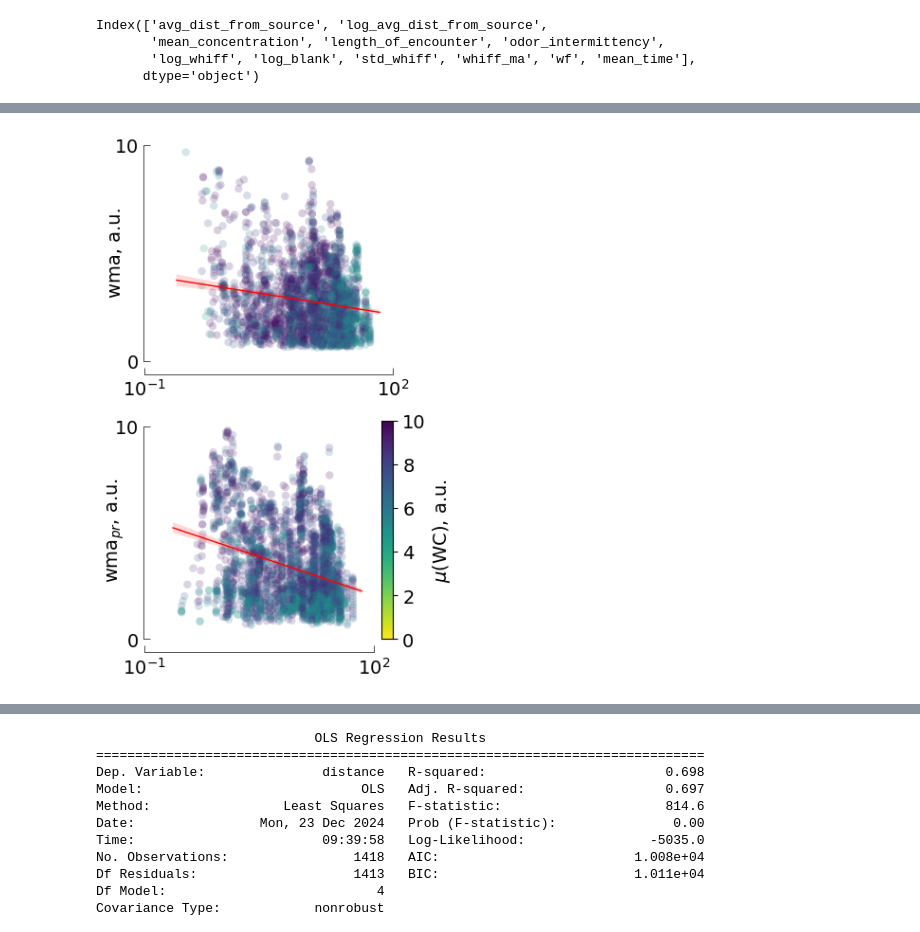
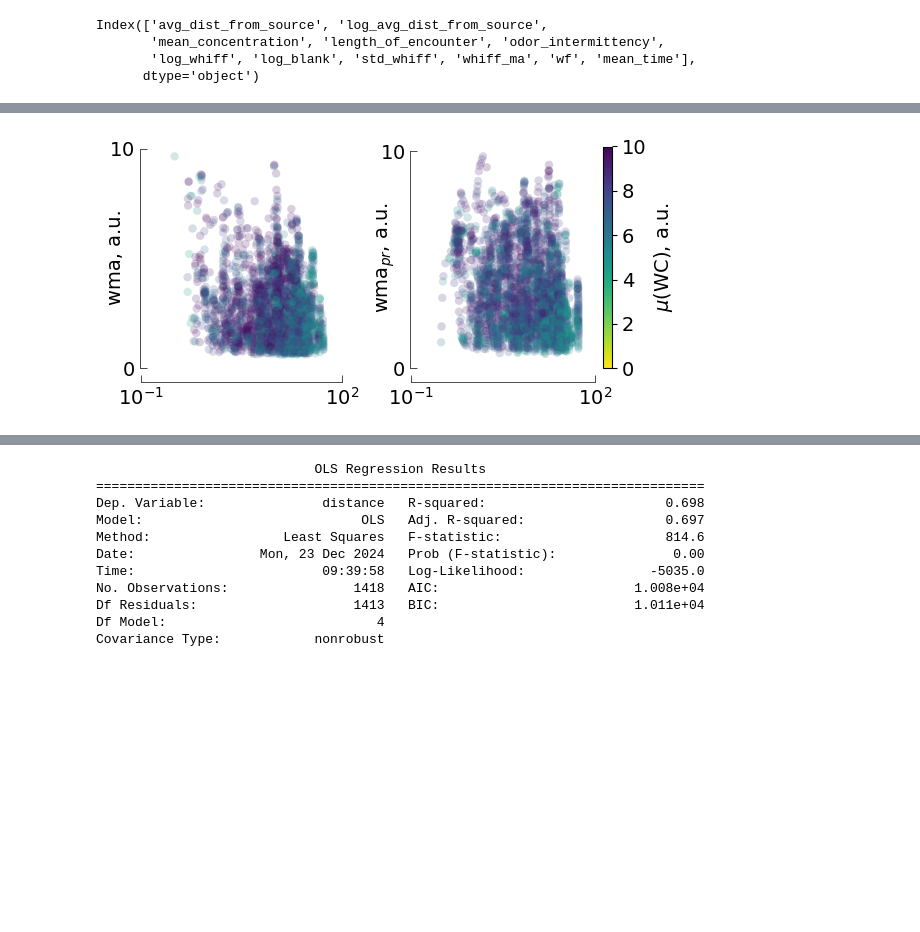
Before and after one commit to arunavanag591/COSMOS, a Jupyter notebook: mapping_hws.ipynb, the cells around one changed output, grey strips where cells are left out. Saved outputs shown, nothing was run; the diff lists cells and outputs as text; code cells hidden in the pictures; blank space fills up the shorter version.

```diff
--- a/mapping_hws.ipynb
+++ b/mapping_hws.ipynb
@@ -1275,14 +805,16 @@ ax1.plot(df_test.time, df_test.odor, label='original')
 ax2.plot(df_test.time, df_test.predicted_odor, label='predicted')
 ax1.axhline(4.5, color = 'r', linestyle = '--')
 ax2.axhline(4.5, color = 'r', linestyle = '--')
-limit = (310,330)
+limit = (325,350)
 ax1.set_xlim(limit)
 ax2.set_xlim(limit)
 
 # ax2.set_ylim(0,11)
 ax2.set_ylabel('odor, a.u.')
-ax2.set_xlabel('time,s')
+ax2.set_xlabel('5 seconds')
 ax1.set_title('Original Odor ')
 ax2.set_title('Predicted Odor')
+ax2.set_xticklabels([])
+mpl_functions.set_fontsize(f,12)
 f.tight_layout()
 # %% [output]
@@ -1311,7 +843,7 @@ for i in range(2):
                             xticks=[0,25,50],
                             yticks=[-15,0,15],
                             linewidth=0.5)
-    mpl_functions.set_fontsize(ax[i],11)
+    mpl_functions.set_fontsize(ax[i],12)
 
 f.tight_layout()
 # %% [output]
@@ -1429,26 +961,19 @@ Index(['avg_dist_from_source', 'log_avg_dist_from_source',
 # fdf_predicted.to_hdf('../data/simulator/plot/odor_pr_stat.h5', mode='w', key='fdf_predicted')
 # %%
 ### WHIFF FREQUENCY5
-f, (ax1, ax2) = plt.subplots(2, 1, figsize=(4, 6))
+f, (ax1, ax2) = plt.subplots(1, 2, figsize=(6, 3))
 
 # Plot for actual odor
 var = ax1.scatter(fdf1.log_avg_dist_from_source, fdf1.wf, c=fdf1.mean_concentration, cmap='viridis_r', edgecolors='none',
                   alpha=0.2, vmin=0, vmax=10)
 ax1.set_ylabel('Whiff Frequency (Hz)')
 
-# g1 = sns.regplot(x=fdf1.log_avg_dist_from_source, y=fdf1.wf, data=fdf1,
-#                  ax=ax1, line_kws={'color': 'red', 'linewidth': 1}, scatter=False, truncate=False)
-# g1.set(xlabel=None, ylabel=None)
 ax1.set_ylim(0,)
 ax1.set_title('Odor')
 
 # Plot for predicted odor
 u = ax2.scatter(fdf_predicted.log_avg_dist_from_source, fdf_predicted.wf, c=fdf_predicted.mean_concentration,
                 cmap='viridis_r', edgecolors='none', alpha=0.2, vmin=0, vmax=10)
-
-# g2 = sns.regplot(x=fdf_predicted.log_avg_dist_from_source, y=fdf_predicted.wf, data=fdf_predicted,
-#                  ax=ax2, line_kws={'color': 'red', 'linewidth': 1}, scatter=False, truncate=False)
-# g2.set(xlabel=None, ylabel=None)
 
 # Add color bar only for the predicted odor plot
 divider = make_axes_locatable(ax2)
@@ -1459,20 +984,23 @@ cbar1.set_label('$\mu$(WC), a.u.')
 
 # Set the titles and labels
 ax2.set_title('Odor$_{pr}$')
+# ax1.set_xlabel('Distance\nfrom source,m')
+ax1.xaxis.set_label_coords(0.5, -0.1)
 ax1.yaxis.set_label_coords(-0.08, 0.5)
 ax2.yaxis.set_label_coords(-0.08, 0.5)
 ax1.set_ylabel('wf (Hz)')
 ax2.set_ylabel('wf$_{pr}$ (Hz)')
 
+
 # Adjust spines for both plots
 mpl_functions.adjust_spines(ax1, ['left', 'bottom'],
-                            spine_locations={'left': 1},
+                            spine_locations={'left': 5},
                             smart_bounds=True,
                             xticks=[-1, 2],
                             yticks=[0, 10],
                             linewidth=0.5)
 mpl_functions.adjust_spines(ax2, ['left', 'bottom'],
-                            spine_locations={'left': 1},
+                            spine_locations={'left': 5},
                             smart_bounds=True,
                             xticks=[-1, 2],
                             yticks=[0, 10],
@@ -1564,6 +1092,6 @@ osc.wd_cal(fdf1.log_avg_dist_from_source, fdf1.log_whiff, fdf_predicted.log_avg_
 # %%
 ### Whiff concentration
-f, (ax1, ax2) = plt.subplots(2, 1, figsize=(4, 6))
+f, (ax1, ax2) = plt.subplots(1, 2, figsize=(6, 3))
 
 # Plot for actual odor
 var1 = ax1.scatter(fdf1.log_avg_dist_from_source, fdf1.mean_concentration, c=fdf1.mean_concentration, cmap='viridis_r', edgecolors='none',
@@ -1700,15 +1228,15 @@ osc.wd_cal(fdf1.log_avg_dist_from_source, fdf1.std_whiff, fdf_predicted.log_avg_
 # %%
 ### WHIFF MOVING AVERAGE
-f, (ax1, ax2) = plt.subplots(2, 1, figsize=(4, 6))
+f, (ax1, ax2) = plt.subplots(1, 2, figsize=(6, 3))
 
 # Plot for actual odor
 var = ax1.scatter(fdf1.log_avg_dist_from_source, fdf1.whiff_ma, c=fdf1.mean_concentration, cmap='viridis_r', edgecolors='none',
                   alpha=0.2, vmin=0, vmax=10)
 ax1.set_ylabel('Whiff Moving Average (wma)')
 
-g1 = sns.regplot(x=fdf1.log_avg_dist_from_source, y=fdf1.whiff_ma, data=fdf1,
-                 ax=ax1, line_kws={'color': 'red', 'linewidth': 1}, scatter=False, truncate=False)
-g1.set(xlabel=None, ylabel=None)
+# g1 = sns.regplot(x=fdf1.log_avg_dist_from_source, y=fdf1.whiff_ma, data=fdf1,
+#                  ax=ax1, line_kws={'color': 'red', 'linewidth': 1}, scatter=False, truncate=False)
+# g1.set(xlabel=None, ylabel=None)
 
 # Remove color bar for the actual odor plot
 # ax1.set_xlabel('Distance from source (log)20, m')
@@ -1718,9 +1246,9 @@ g1.set(xlabel=None, ylabel=None)
 u = ax2.scatter(fdf_predicted.log_avg_dist_from_source, fdf_predicted.whiff_ma, c=fdf_predicted.mean_concentration,
                 cmap='viridis_r', edgecolors='none', alpha=0.2, vmin=0, vmax=10)
 
-g2 = sns.regplot(x=fdf_predicted.log_avg_dist_from_source, y=fdf_predicted.whiff_ma, data=fdf_predicted,
-                 ax=ax2, line_kws={'color': 'red', 'linewidth': 1}, scatter=False, truncate=False)
-g2.set(xlabel=None, ylabel=None)
+# g2 = sns.regplot(x=fdf_predicted.log_avg_dist_from_source, y=fdf_predicted.whiff_ma, data=fdf_predicted,
+#                  ax=ax2, line_kws={'color': 'red', 'linewidth': 1}, scatter=False, truncate=False)
+# g2.set(xlabel=None, ylabel=None)
 
 # Add color bar only for the predicted odor plot
 divider = make_axes_locatable(ax2)
@@ -1732,34 +1260,34 @@ cbar1.set_label('$\mu$(WC), a.u.')
 # Set the titles and labels
 # ax2.set_title('Predicted Odor')
 ax1.set_ylabel('wma, a.u.')
 ax2.set_ylabel('wma$_{pr}$, a.u.')
 ax1.yaxis.set_label_coords(-0.08, 0.5)
 ax2.yaxis.set_label_coords(-0.08, 0.5)
 # Adjust spines for both plots
 mpl_functions.adjust_spines(ax1, ['left', 'bottom'],
                             spine_locations={'left': 1},
                             smart_bounds=True,
                             xticks=[-1, 2],
                             yticks=[0, 10.5],
                             linewidth=0.5)
 mpl_functions.adjust_spines(ax2, ['left', 'bottom'],
                             spine_locations={'left': 1},
                             smart_bounds=True,
                             xticks=[-1, 2],
                             yticks=[0, 10],
                             linewidth=0.5)
 
 # Set custom tick labels
 ax1.set_yticklabels([r'$0$', r'$10$'])
 ax1.set_xticklabels([r'$10^{-1}$', r'$10^{2}$'])
 ax2.set_yticklabels([r'$0$', r'$10$'])
 ax2.set_xticklabels([r'$10^{-1}$', r'$10^{2}$'])
 
 # Set font size and layout
 mpl_functions.set_fontsize(f, 14)
 f.tight_layout()
 # %% [output]
-[figure, old version]
+[figure, new version]
 # %%
 osc.wd_cal(fdf1.log_avg_dist_from_source, fdf1.whiff_ma, fdf_predicted.log_avg_dist_from_source, fdf_predicted.whiff_ma, 'wma, a.u.', 0,1)
 # %% [output]
```
Also changed, not shown: parts of 20 cells of this notebook, 3 other files.
